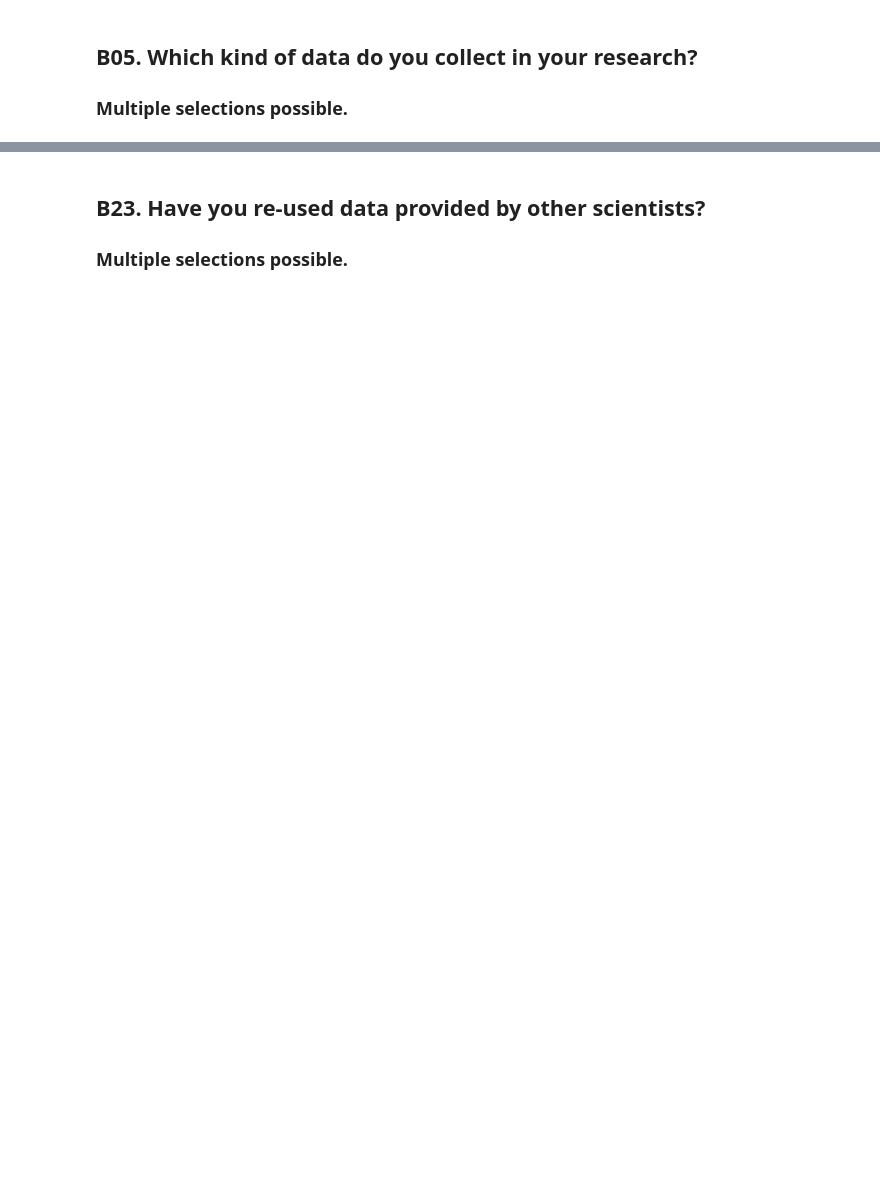
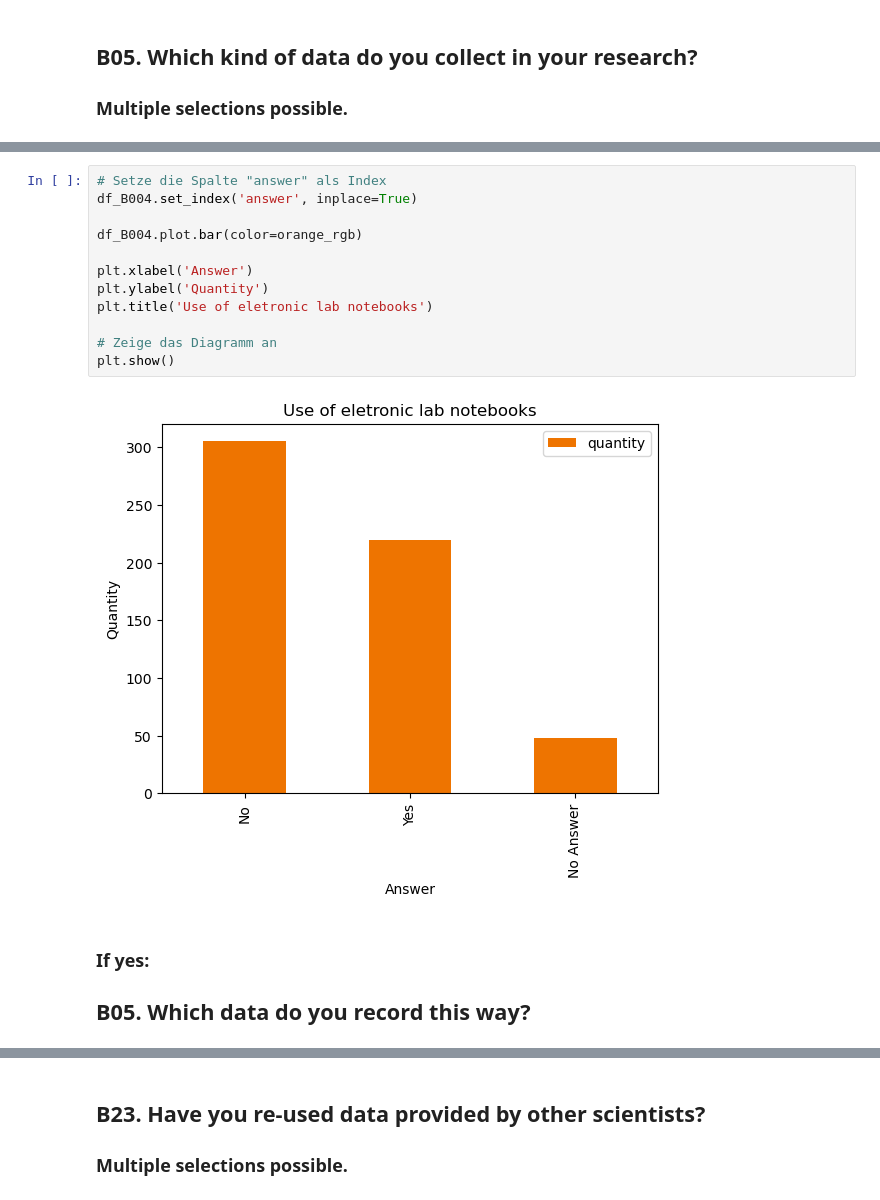
Before and after one commit to DanielaACUB/2022.2023_Data_Librarian_Daniela_Hausen, a Jupyter notebook: Modul_6/Kind of data and data collection - Auswertung der Community-Umfrage von NFDI4Chem (2019).ipynb, the cells around one changed output, grey strips where cells are left out. Cells and saved outputs as stored; diff of their text form; blank space fills up the shorter version.

Commit message:
Update of Notebooks

```diff
--- a/Modul_6/Kind of data and data collection - Auswertung der Community-Umfrage von NFDI4Chem (2019).ipynb
+++ b/Modul_6/Kind of data and data collection - Auswertung der Community-Umfrage von NFDI4Chem (2019).ipynb
@@ -459,0 +339,17 @@ df_B005
+# %%
+# Setze die Spalte "answer" als Index
+df_B004.set_index('answer', inplace=True)
+
+df_B004.plot.bar(color=orange_rgb)
+
+plt.xlabel('Answer')
+plt.ylabel('Quantity')
+plt.title('Use of eletronic lab notebooks')
+
+# Zeige das Diagramm an
+plt.show()
+# %% [output]
+[figure, added]
+# %% [markdown]
+### If yes:
+## B05. Which data do you record this way?
```
Also changed, not shown: parts of 227 cells of this notebook, 5 other files.
